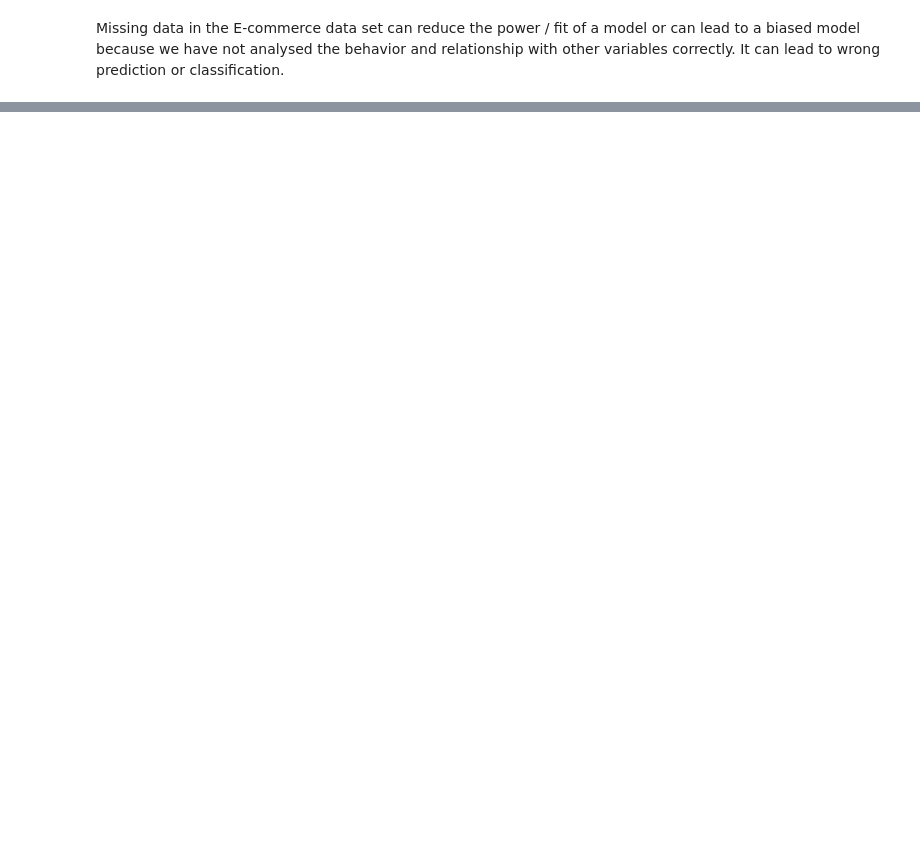
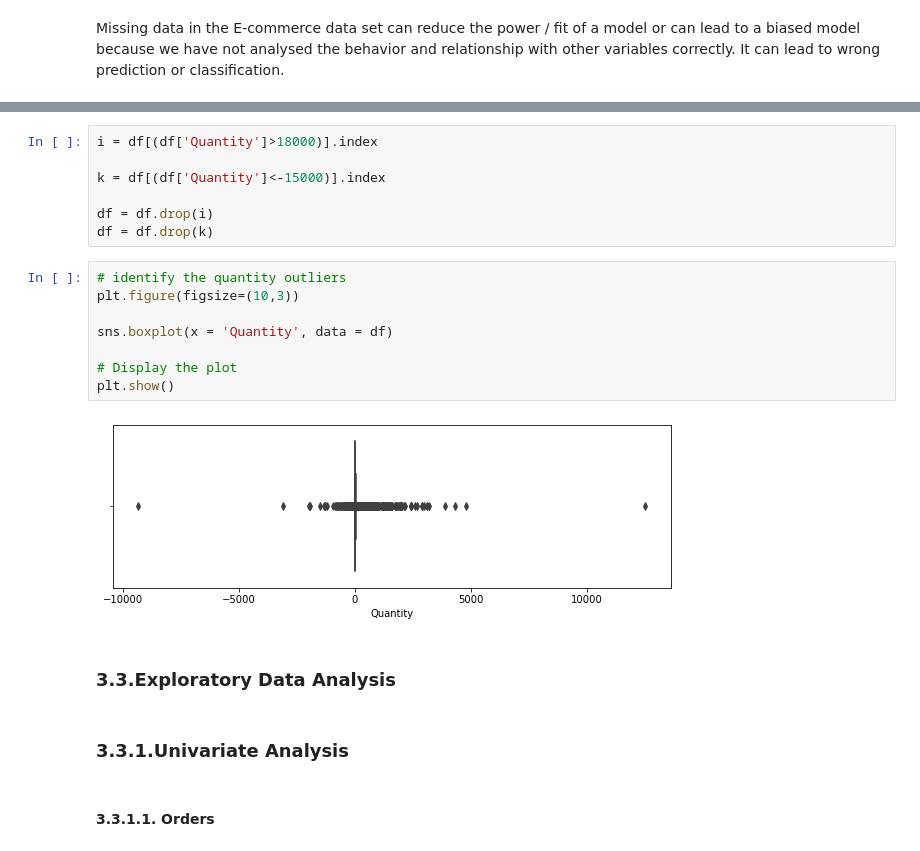
Before and after one commit to Azegele/Phase-4-Project, a Jupyter notebook: Ecommerce Data Set.ipynb, the cells around one changed output, grey strips where cells are left out. Drawn from its saved outputs; the diff is of its cells as text; blank space fills up the shorter version.

```diff
--- a/Ecommerce Data Set.ipynb
+++ b/Ecommerce Data Set.ipynb
@@ -310,0 +396,23 @@ Name: CustomerID, Length: 4372, dtype: int64
+# %%
+i = df[(df['Quantity']>18000)].index
+
+k = df[(df['Quantity']<-15000)].index
+
+df = df.drop(i)
+df = df.drop(k)
+# %%
+# identify the quantity outliers
+plt.figure(figsize=(10,3))
+
+sns.boxplot(x = 'Quantity', data = df)
+
+# Display the plot
+plt.show()
+# %% [output]
+[figure, added]
+# %% [markdown]
+### 3.3.Exploratory Data Analysis
+# %% [markdown]
+### 3.3.1.Univariate Analysis
+# %% [markdown]
+#### 3.3.1.1. Orders
```
Also changed, not shown: parts of 49 cells of this notebook.
